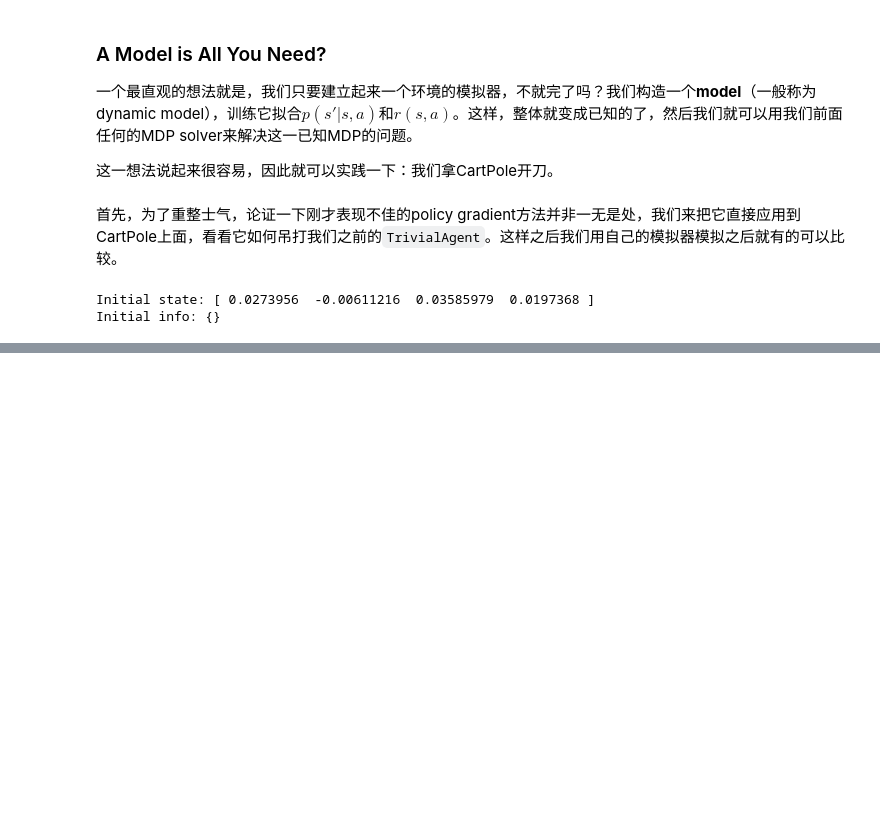
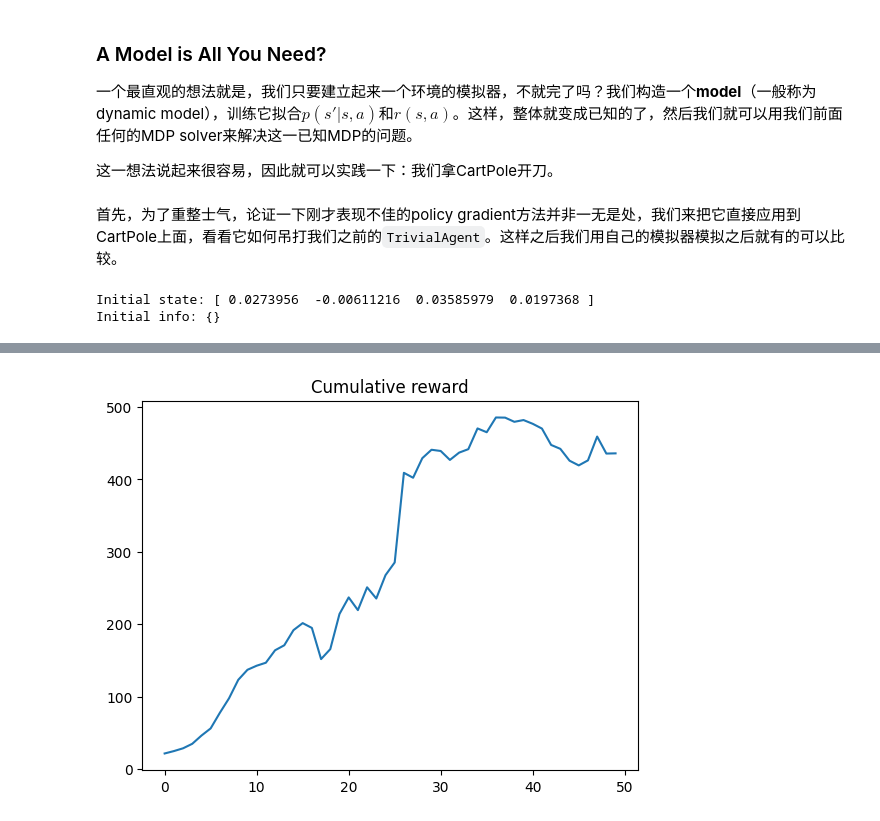
Before and after one commit to Hidden-Hyperparameter/RL-notes, a Jupyter notebook: tutorials/0-intro.ipynb, the cells around one changed output, grey strips where cells are left out. Cells and saved outputs as stored; diff of their text form; code cells hidden in the pictures; blank space fills up the shorter version.

```diff
--- a/tutorials/0-intro.ipynb
+++ b/tutorials/0-intro.ipynb
@@ -1107,2 +1094,0 @@ c = collect_rollout(agent,horizon=5)
-# %%
-states,actions,rewards,truncates,action_masks = c
@@ -1346,13 +1322,15 @@ class PolicyGrad(nn.Module):
     def __init__(self):
         super().__init__()
         self.mlp = nn.Sequential(
-            nn.Linear(4,64),
+            nn.Linear(4,32),
+            nn.ReLU(),
+            nn.Linear(32,64),
             nn.ReLU(),
             nn.Linear(64,1)
         )
 
     def forward(self,s):
-        return torch.distributions.Bernoulli(logits=self.mlp(s))
+        return torch.distributions.Bernoulli(logits=self.mlp(s).reshape(-1))
 
     def get_action(self,s):
         return self(s).sample()
@@ -1404,18 +1386,31 @@ def get_dataloader(agent:PolicyGrad,rollout_num=200):
     return DataLoader(dataset=dataset,batch_size=32,collate_fn=collate)
 # %%
 agent = PolicyGrad().to(device)
-opt = torch.optim.Adam(agent.parameters(),lr=1e-3)
-for iteration in range(20):
-    with tqdm(get_dataloader(agent)) as bar:
+opt = torch.optim.Adam(agent.parameters(),lr=1e-2)
+mean_cum_rewards = []
+
+def train_for_one_iter(iteration,get_dataloader_method=get_dataloader):
+    with tqdm(get_dataloader_method(agent)) as bar:
         losses = []
+        cum_rewards = []
         for item in bar:
             states = item['states']; actions = item['actions']; rewards = item['rewards']; terminates = item['terminates']
-            # print(actions); assert False
-            j = (agent.log_prob(states.reshape(-1,4),actions.int().reshape(-1)).reshape(states.shape[0],-1) * (1-terminates)).sum(dim=-1) * rewards.sum(dim=-1)
+            log_probs = agent.log_prob(states.reshape(-1,4),actions.float().reshape(-1)).reshape(states.shape[0],-1) * (1-terminates)
+            log_prob_sum = log_probs.sum(dim=-1)
+            cum_reward = (rewards * (1-terminates)).sum(dim=-1)
+            j = log_prob_sum * (cum_reward)
             loss = (-j.mean(dim=0))
             opt.zero_grad()
             loss.backward()
             opt.step()
             losses.append(loss.detach().cpu().item())
-            bar.set_description(f'Loss {len(losses)/sum(losses):.4f}')
+            cum_rewards.append(cum_reward)
+            bar.set_description(f'Iteration {iteration}, Loss {len(losses)/sum(losses):.4f}')
+    return torch.cat(cum_rewards,dim=0).mean(dim=0).detach().cpu().item()
+
+for iteration in range(50):
+    r = train_for_one_iter(iteration)
+    mean_cum_rewards.append(r)
+    if iteration % 5 == 0:
+        print('Mean cumulative reward',r)
 # %% [output]
@@ -1422,0 +1427,7 @@ RuntimeError: result type Float can't be cast to the desired output type Int
+# %%
+import matplotlib.pyplot as plt
+plt.plot(list(range(len(mean_cum_rewards))),mean_cum_rewards)
+plt.title('Cumulative reward')
+plt.show()
+# %% [output]
+[figure, added]
```
Also changed, not shown: parts of 22 cells of this notebook, 2 other files.
